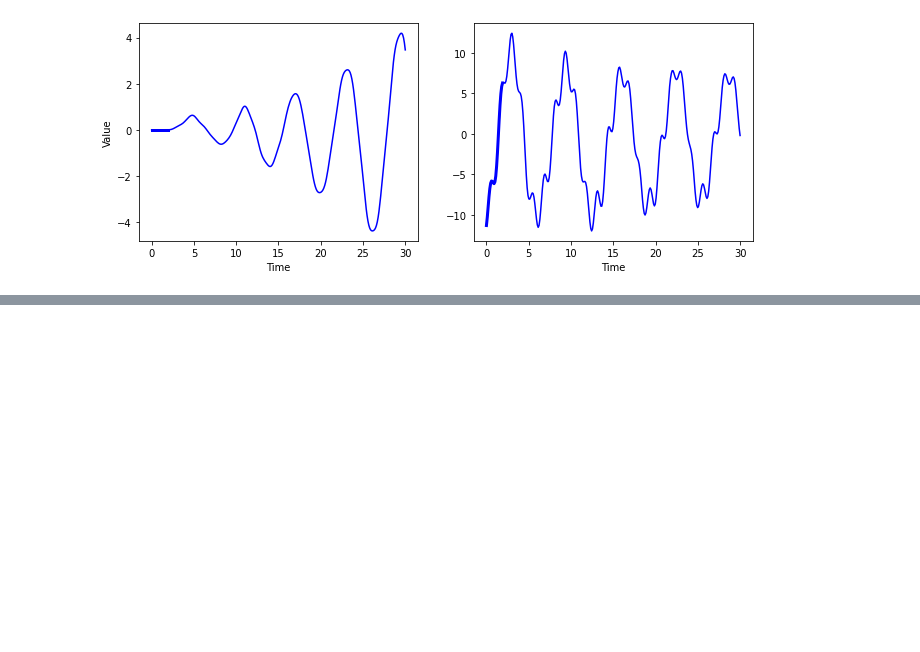
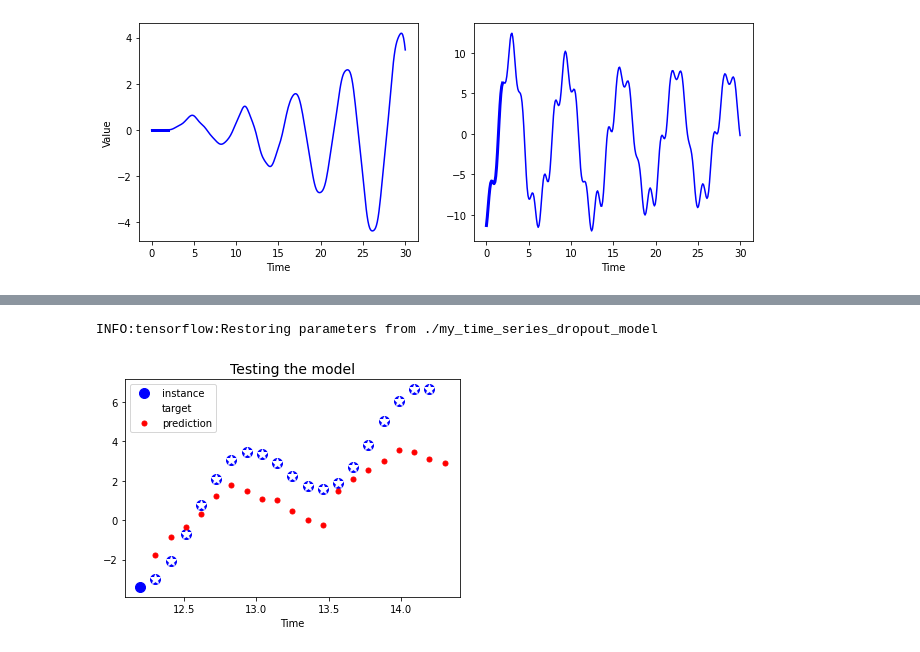
Before and after one commit to sunminky/tensorflow, a Jupyter notebook: Chapter14/Untitled.ipynb, the cells around one changed output, grey strips where cells are left out. Saved outputs shown, nothing was run; the diff lists cells and outputs as text; code cells hidden in the pictures; blank space fills up the shorter version.

```diff
--- a/Chapter14/Untitled.ipynb
+++ b/Chapter14/Untitled.ipynb
@@ -769,0 +838,27 @@ INFO:tensorflow:Restoring parameters from ./my_time_series_model
+# %%
+tf.reset_default_graph()
+
+n_inputs = 2
+n_steps = 5
+n_neurons = 100
+n_layers = 3
+devices = ["/gpu:0", "/cpu:0", "/gpu:0"] #분산할 장비들
+
+X = tf.placeholder(tf.float32, [None, n_steps, n_inputs])
+
+cells =[DeviceCellWrapper(dev, tf.nn.rnn_cell.BasicRNNCell(num_units=n_neurons, activation=tf.nn.elu)) for dev in devices] #심층RNN에 들어갈 여러개의 셀
+multi_layer_cell = tf.nn.rnn_cell.MultiRNNCell(cells) #여러 개의 셀을 쌓음
+outputs, states = tf.nn.dynamic_rnn(multi_layer_cell,
+                                     X,
+                                     dtype=tf.float32
+                                    #state_is_tuple=False #states는 열 방향을 따라 합쳐짐, 각 층의 상태를 담고 있는 하나의 텐서가 됨
+                                    )
+
+# Sample data
+batch_x = np.random.rand(2, n_steps, n_inputs)  # shape: (2, 5, 2)
+
+with tf.Session() as sess:
+    sess.run(tf.global_variables_initializer())
+    outputs_val, states_val = sess.run([outputs, states], feed_dict={X: batch_x})
+
+print('outputs_val:{}'.format(outputs_val.shape)) #[배치크기, 스텝, 뉴런개수]
@@ -769,0 +932,20 @@ INFO:tensorflow:Restoring parameters from ./my_time_series_model
+# %%
+## 데이터 예측 ##
+
+with tf.Session() as sess:
+    saver.restore(sess, "./my_time_series_dropout_model")
+
+    X_new = time_series(np.array(t_instance[:-1].reshape(-1, n_steps, n_inputs)))
+    y_pred = sess.run(outputs, feed_dict={X: X_new})
+
+plt.title("Testing the model", fontsize=14)
+plt.plot(t_instance[:-1], time_series(t_instance[:-1]), "bo", markersize=10, label="instance")
+plt.plot(t_instance[1:], time_series(t_instance[1:]), "w*", markersize=10, label="target")
+plt.plot(t_instance[1:], y_pred[0,:,0], "r.", markersize=10, label="prediction")
+plt.legend(loc="upper left")
+plt.xlabel("Time")
+
+plt.show()
+# %% [output]
+INFO:tensorflow:Restoring parameters from ./my_time_series_dropout_model
+[figure, added]
```
Also changed, not shown: parts of 8 cells of this notebook, 1 other file.
